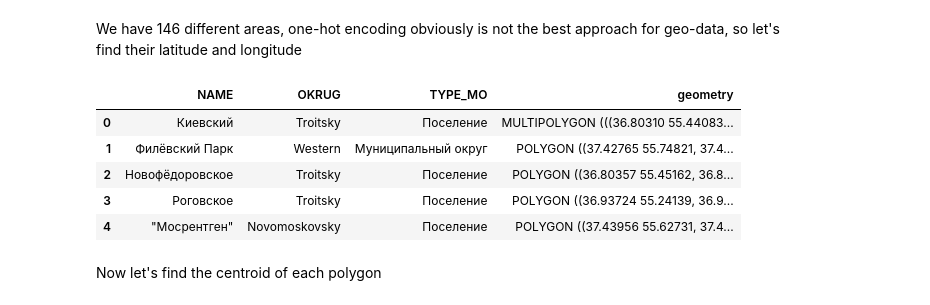
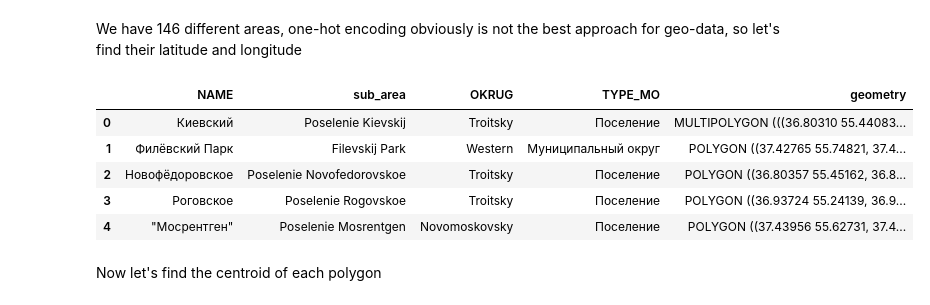
Before and after one commit to STASVLAD/Kaggle-contest-Sberbank-Russian-Housing-Market, a Jupyter notebook: final.ipynb, the cells around one changed output. Saved outputs shown, nothing was run; the diff lists cells and outputs as text; code cells hidden in the pictures.

```diff
--- a/final.ipynb
+++ b/final.ipynb
@@ -229,18 +224,18 @@ len(train_df['sub_area'].unique())
 # %% [markdown]
 We have 146 different areas, one-hot encoding obviously is not the best approach for geo-data, so let's find their latitude and longitude
 # %%
-geo_df = pd.read_csv('data/geo_data.csv', index_col='sub_area')
+geo_df = pd.read_csv('data/geo_data.csv')
 geo_df = geo_df.merge(gpd.read_file('data/mo.geojson'), on='NAME')
 geo_df.drop(['OKATO', 'OKTMO', 'OKATO_AO', 'NAME_AO', 'ABBREV_AO'], axis=1, inplace=True)
 geo_df = gpd.GeoDataFrame(geo_df)
 geo_df.head()
 # %% [output]
-|  | NAME | OKRUG | TYPE_MO | geometry |
-| 0 | Киевский | Troitsky | Поселение | MULTIPOLYGON (((36.80310 55.44083... |
-| 1 | Филёвский Парк | Western | Муниципальный округ | POLYGON ((37.42765 55.74821, 37.4... |
-| 2 | Новофёдоровское | Troitsky | Поселение | POLYGON ((36.80357 55.45162, 36.8... |
-| 3 | Роговское | Troitsky | Поселение | POLYGON ((36.93724 55.24139, 36.9... |
-| 4 | "Мосрентген" | Novomoskovsky | Поселение | POLYGON ((37.43956 55.62731, 37.4... |
+|  | NAME | sub_area | OKRUG | TYPE_MO | geometry |
+| 0 | Киевский | Poselenie Kievskij | Troitsky | Поселение | MULTIPOLYGON (((36.80310 55.44083... |
+| 1 | Филёвский Парк | Filevskij Park | Western | Муниципальный округ | POLYGON ((37.42765 55.74821, 37.4... |
+| 2 | Новофёдоровское | Poselenie Novofedorovskoe | Troitsky | Поселение | POLYGON ((36.80357 55.45162, 36.8... |
+| 3 | Роговское | Poselenie Rogovskoe | Troitsky | Поселение | POLYGON ((36.93724 55.24139, 36.9... |
+| 4 | "Мосрентген" | Poselenie Mosrentgen | Novomoskovsky | Поселение | POLYGON ((37.43956 55.62731, 37.4... |
 # %% [markdown]
 Now let's find the centroid of each polygon
 # %%
```
Also changed, not shown: parts of 48 cells of this notebook, 1 other file.
